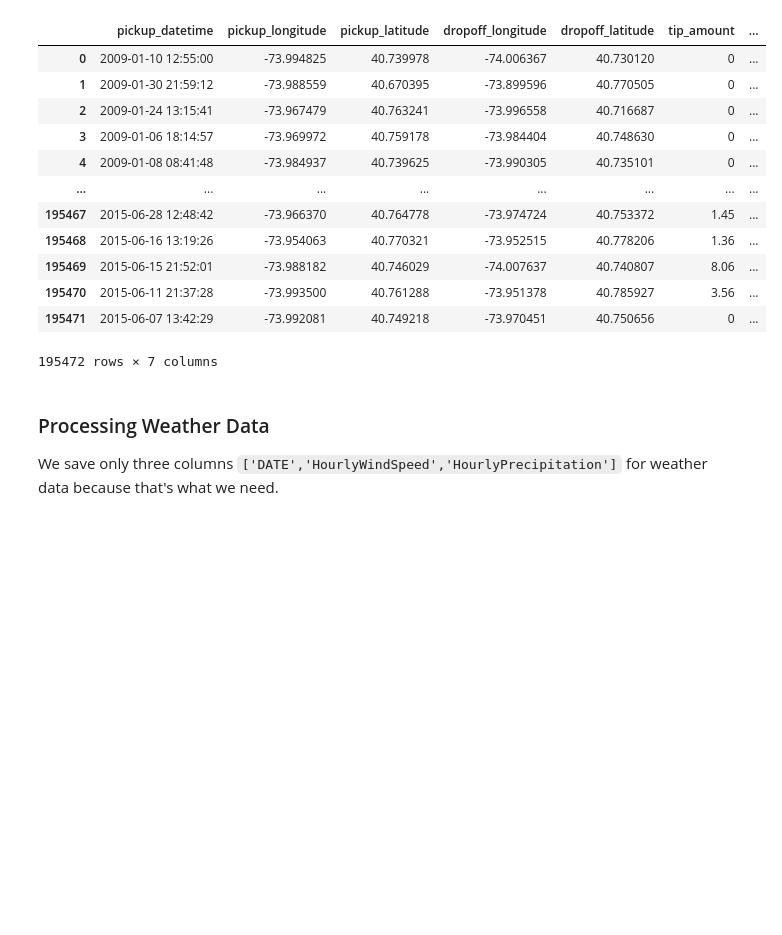
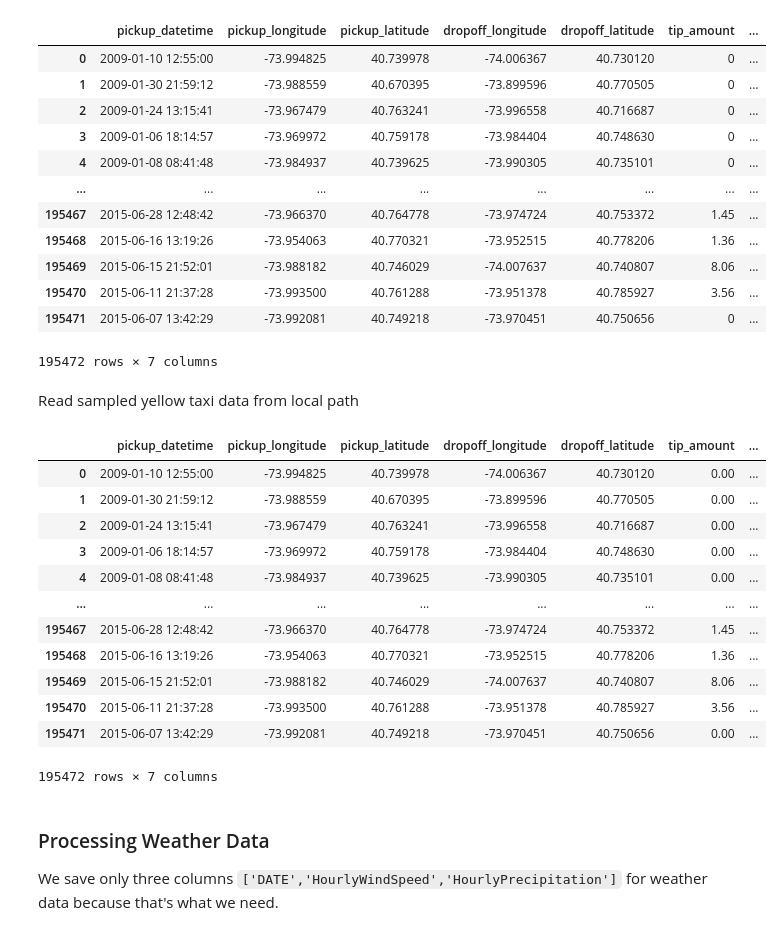
Before and after one commit to weichen9/final-project-4501, a Jupyter notebook: Project_4501_Scaffolding_Frame.ipynb, the cells around one changed output. Cells and saved outputs as stored; diff of their text form; code cells hidden in the pictures; blank space fills up the shorter version.

```diff
--- a/Project_4501_Scaffolding_Frame.ipynb
+++ b/Project_4501_Scaffolding_Frame.ipynb
@@ -367,6 +372,26 @@ taxi_data
 # %%
 # save file to local path for convenient use for other questions
 taxi_data.to_csv(r'D:\Project\final-project-4501\taxi_data.csv', header=True)
+# %% [markdown]
+Read sampled yellow taxi data from local path
+# %%
+taxi_data = pd.read_csv(r'D:\Project\final-project-4501\taxi_data.csv')
+taxi_data = taxi_data.iloc[:,1:]
+taxi_data
+# %% [output]
+|  | pickup_datetime | pickup_longitude | pickup_latitude | dropoff_longitude | dropoff_latitude | tip_amount | ... |
+| 0 | 2009-01-10 12:55:00 | -73.994825 | 40.739978 | -74.006367 | 40.730120 | 0.00 | ... |
+| 1 | 2009-01-30 21:59:12 | -73.988559 | 40.670395 | -73.899596 | 40.770505 | 0.00 | ... |
+| 2 | 2009-01-24 13:15:41 | -73.967479 | 40.763241 | -73.996558 | 40.716687 | 0.00 | ... |
+| 3 | 2009-01-06 18:14:57 | -73.969972 | 40.759178 | -73.984404 | 40.748630 | 0.00 | ... |
+| 4 | 2009-01-08 08:41:48 | -73.984937 | 40.739625 | -73.990305 | 40.735101 | 0.00 | ... |
+| ... | ... | ... | ... | ... | ... | ... | ... |
+| 195467 | 2015-06-28 12:48:42 | -73.966370 | 40.764778 | -73.974724 | 40.753372 | 1.45 | ... |
+| 195468 | 2015-06-16 13:19:26 | -73.954063 | 40.770321 | -73.952515 | 40.778206 | 1.36 | ... |
+| 195469 | 2015-06-15 21:52:01 | -73.988182 | 40.746029 | -74.007637 | 40.740807 | 8.06 | ... |
+| 195470 | 2015-06-11 21:37:28 | -73.993500 | 40.761288 | -73.951378 | 40.785927 | 3.56 | ... |
+| 195471 | 2015-06-07 13:42:29 | -73.992081 | 40.749218 | -73.970451 | 40.750656 | 0.00 | ... |
+195472 rows × 7 columns
 # %% [markdown]
 ### Processing Weather Data
 
```
Also changed, not shown: parts of 11 cells of this notebook.
